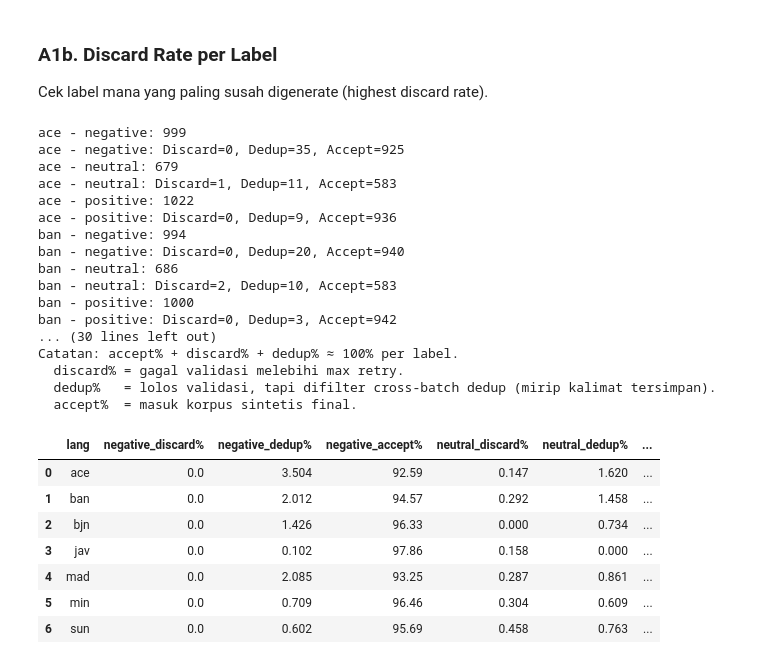
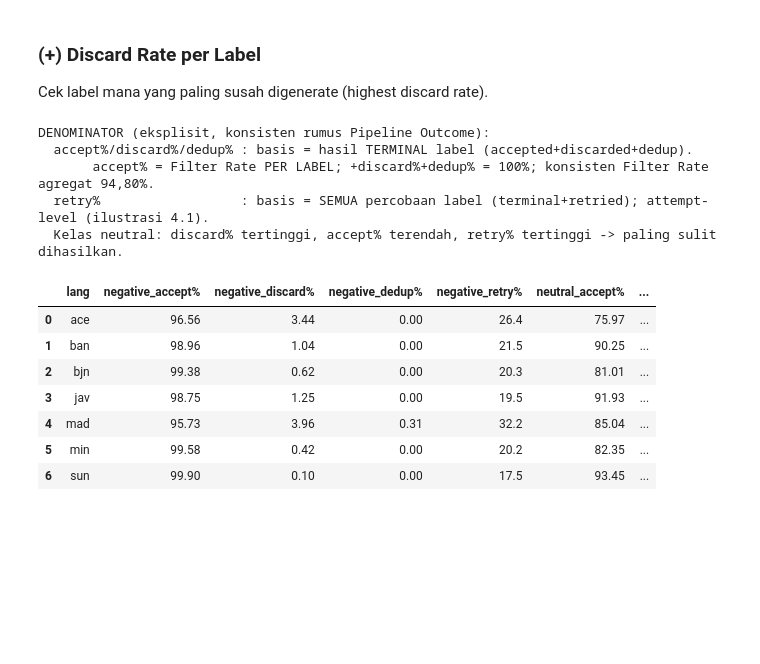
Before and after one commit to Michs224/MAGenerator, a Jupyter notebook: notebook/bab_iv_metrics.ipynb, the cells around one changed output. Drawn from its saved outputs; the diff is of its cells as text; code cells hidden in the pictures; blank space fills up the shorter version.

```diff
--- a/notebook/bab_iv_metrics.ipynb
+++ b/notebook/bab_iv_metrics.ipynb
@@ -126,59 +121,53 @@ display(pd.DataFrame(rows))
 # %% [markdown]
-### A1b. Discard Rate per Label
+### (+) Discard Rate per Label
 
 Cek label mana yang paling susah digenerate (highest discard rate).
 # %%
 rows = []
 for lang in LANGS:
     if lang not in log_dfs:
         continue
     ct = pd.crosstab(log_dfs[lang]['target_label'], log_dfs[lang]['outcome'])
     row = {'lang': lang}
     for label in ['negative', 'neutral', 'positive']:
         if label in ct.index:
             r = ct.loc[label]
-            tot = r.sum()
-            print(f"{lang} - {label}: {tot}")
-            disc  = r.get('discarded', 0)
-            dedup = r.get('dedup_filtered', 0)
-            acc   = r.get('accepted', 0)
-            print(f"{lang} - {label}: Discard={disc}, Dedup={dedup}, Accept={acc}")
-            # accept% + discard% + dedup% ~= 100%
-            # (gap dari 100% = dedup_filtered yang lolos validasi tapi difilter cross-batch dedup)
-            row[f'{label}_discard%'] = round(disc  / tot * 100, 3) if tot else 0
-            row[f'{label}_dedup%']   = round(dedup / tot * 100, 3) if tot else 0
-            row[f'{label}_accept%']  = round(acc   / tot * 100, 2) if tot else 0
+            acc  = r.get('accepted', 0)
+            disc = r.get('discarded', 0)
+            ded  = r.get('dedup_filtered', 0)
+            retr = r.get('retried', 0)
+            terminal = acc + disc + ded      # hasil TERMINAL (konsisten Filter Rate agregat)
+            all_att  = terminal + retr       # SEMUA percobaan (termasuk retried)
+            row[f'{label}_accept%']  = round(acc  / terminal * 100, 2) if terminal else 0
+            row[f'{label}_discard%'] = round(disc / terminal * 100, 2) if terminal else 0
+            row[f'{label}_dedup%']   = round(ded  / terminal * 100, 2) if terminal else 0
+            row[f'{label}_retry%']   = round(retr / all_att  * 100, 1) if all_att else 0
     rows.append(row)
 
-print("Catatan: accept% + discard% + dedup% ≈ 100% per label.")
-print("  discard% = gagal validasi melebihi max retry.")
-print("  dedup%   = lolos validasi, tapi difilter cross-batch dedup (mirip kalimat tersimpan).")
-print("  accept%  = masuk korpus sintetis final.")
+print("DENOMINATOR (eksplisit, konsisten rumus Pipeline Outcome):")
+print("  accept%/discard%/dedup% : basis = hasil TERMINAL label (accepted+discarded+dedup).")
+print("       accept% = Filter Rate PER LABEL; +discard%+dedup% = 100%; konsisten Filter Rate agregat 94,80%.")
+print("  retry%                  : basis = SEMUA percobaan label (terminal+retried); attempt-level (ilustrasi 4.1).")
+print("  Kelas neutral: discard% tertinggi, accept% terendah, retry% tertinggi -> paling sulit dihasilkan.")
 print()
-display(pd.DataFrame(rows))
+_dl = pd.DataFrame(rows)
+display(_dl)
+print("Discard% per label (basis terminal) - neutral tersulit:")
+print(_dl[['lang', 'negative_discard%', 'neutral_discard%', 'positive_discard%']].to_string(index=False))
+print()
+print("retry% per label (basis semua percobaan) - ilustrasi 4.1 (ace neutral ~49,7):")
+print(_dl[['lang', 'negative_retry%', 'neutral_retry%', 'positive_retry%']].to_string(index=False))
 # %% [output]
-ace - negative: 999
-ace - negative: Discard=0, Dedup=35, Accept=925
-ace - neutral: 679
-ace - neutral: Discard=1, Dedup=11, Accept=583
-ace - positive: 1022
-ace - positive: Discard=0, Dedup=9, Accept=936
-ban - negative: 994
-ban - negative: Discard=0, Dedup=20, Accept=940
-ban - neutral: 686
-ban - neutral: Discard=2, Dedup=10, Accept=583
-ban - positive: 1000
-ban - positive: Discard=0, Dedup=3, Accept=942
-... (30 lines left out)
-Catatan: accept% + discard% + dedup% ≈ 100% per label.
-  discard% = gagal validasi melebihi max retry.
-  dedup%   = lolos validasi, tapi difilter cross-batch dedup (mirip kalimat tersimpan).
-  accept%  = masuk korpus sintetis final.
+DENOMINATOR (eksplisit, konsisten rumus Pipeline Outcome):
+  accept%/discard%/dedup% : basis = hasil TERMINAL label (accepted+discarded+dedup).
+       accept% = Filter Rate PER LABEL; +discard%+dedup% = 100%; konsisten Filter Rate agregat 94,80%.
+  retry%                  : basis = SEMUA percobaan label (terminal+retried); attempt-level (ilustrasi 4.1).
+  Kelas neutral: discard% tertinggi, accept% terendah, retry% tertinggi -> paling sulit dihasilkan.
-|  | lang | negative_discard% | negative_dedup% | negative_accept% | neutral_discard% | neutral_dedup% | ... |
-| 0 | ace | 0.0 | 3.504 | 92.59 | 0.147 | 1.620 | ... |
-| 1 | ban | 0.0 | 2.012 | 94.57 | 0.292 | 1.458 | ... |
-| 2 | bjn | 0.0 | 1.426 | 96.33 | 0.000 | 0.734 | ... |
-| 3 | jav | 0.0 | 0.102 | 97.86 | 0.158 | 0.000 | ... |
-| 4 | mad | 0.0 | 2.085 | 93.25 | 0.287 | 0.861 | ... |
-| 5 | min | 0.0 | 0.709 | 96.46 | 0.304 | 0.609 | ... |
-| 6 | sun | 0.0 | 0.602 | 95.69 | 0.458 | 0.763 | ... |
+|  | lang | negative_accept% | negative_discard% | negative_dedup% | negative_retry% | neutral_accept% | ... |
+| 0 | ace | 96.56 | 3.44 | 0.00 | 26.4 | 75.97 | ... |
+| 1 | ban | 98.96 | 1.04 | 0.00 | 21.5 | 90.25 | ... |
+| 2 | bjn | 99.38 | 0.62 | 0.00 | 20.3 | 81.01 | ... |
+| 3 | jav | 98.75 | 1.25 | 0.00 | 19.5 | 91.93 | ... |
+| 4 | mad | 95.73 | 3.96 | 0.31 | 32.2 | 85.04 | ... |
+| 5 | min | 99.58 | 0.42 | 0.00 | 20.2 | 82.35 | ... |
+| 6 | sun | 99.90 | 0.10 | 0.00 | 17.5 | 93.45 | ... |
```
Also changed, not shown: parts of 44 cells of this notebook, 22 other files.
